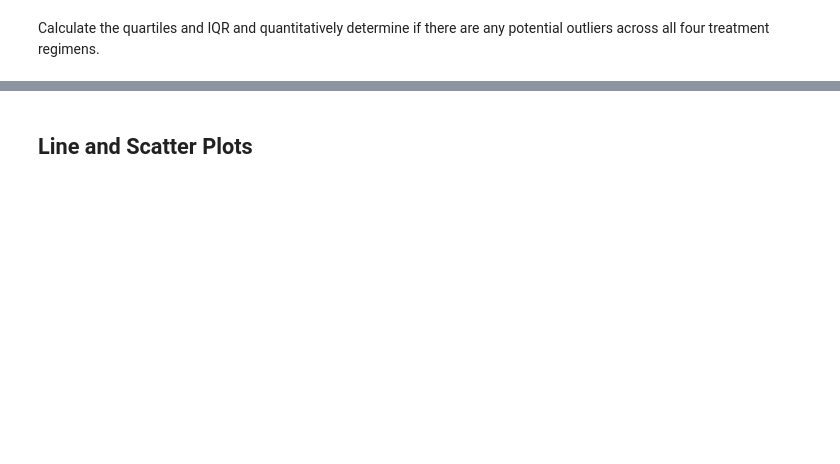
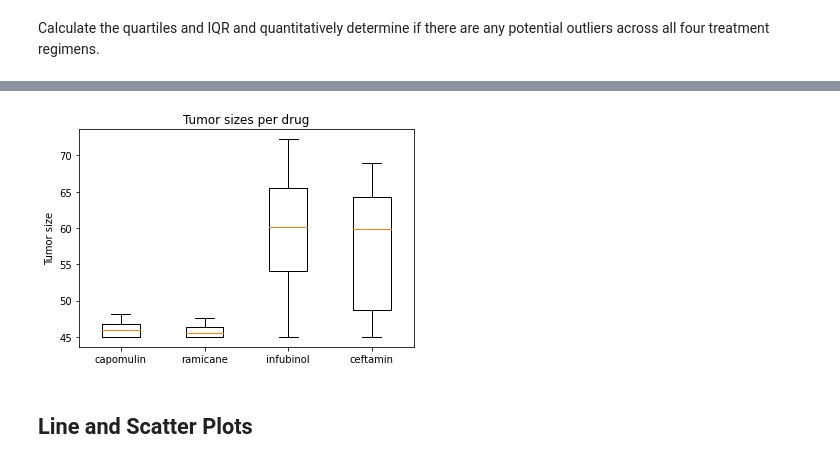
Before and after one commit to bregan78/Matplotlib, a Jupyter notebook: pymaceuticals.ipynb, the cells around one changed output, grey strips where cells are left out. Drawn from its saved outputs; the diff is of its cells as text; code cells hidden in the pictures; blank space fills up the shorter version.

Commit message:
added box plots

```diff
--- a/pymaceuticals.ipynb
+++ b/pymaceuticals.ipynb
@@ -257,3 +354,45 @@ Calculate the quartiles and IQR and quantitatively determine if there are any po
+# %%
+d1 = df_four_gb1_capomulin['Tumor Volume (mm3)']
+d2 = df_four_gb1_ramicane['Tumor Volume (mm3)']
+d3 = df_four_gb1_infubinol['Tumor Volume (mm3)']
+d4 = df_four_gb1_ceftamin['Tumor Volume (mm3)']
+# %%
+# Generate a box plot of the final tumor volume of each mouse across four regimens of interest
+# There should be a single chart with four box plots inside it.
+
+#fig1, ax1 = plt.subplots()
+#ax1.set_title('Temperatures at LAX')
+#ax1.set_ylabel('Temperature (°F)')
+#ax1.boxplot(temperatures)
+#plt.show()
+
+#fig, (ax1, ax2, ax3) = plt.subplots(3, sharex=True)
+#fig.suptitle("Crime Rates Over Time", fontsize=16, fontweight="bold")
+
+#fig, ax = plt.subplots(2, sharex=True)
+#ax1.set_title('capomuli')
+#ax2.set_title('infubinol')
+#ax1.set_ylabel('Tumor Volume (mm3)')
+#ax2.set_ylabel('Tumor Volume (mm3)')
+#ax1.boxplot(df_four_gb1_capomulin['Tumor Volume (mm3)'])
+#ax2.boxplot(df_four_gb1_infubinol['Tumor Volume (mm3)'] )
+#plt.show()
+
+data = [d1,d2,d3,d4]
+
+
+#data = [data, d2, d2[::2]]
+fig, ax = plt.subplots()
+ax.set_title('Tumor sizes per drug')
+ax.set_ylabel('Tumor size')
+ax.boxplot(data)
+
+
+ax.set_xticklabels(['capomulin','ramicane','infubinol','ceftamin'])
+
+plt.show()
+# %% [output]
+[figure, added]
 # %% [markdown]
 ## Line and Scatter Plots
 # %%
```
Also changed, not shown: parts of 4 cells of this notebook.
